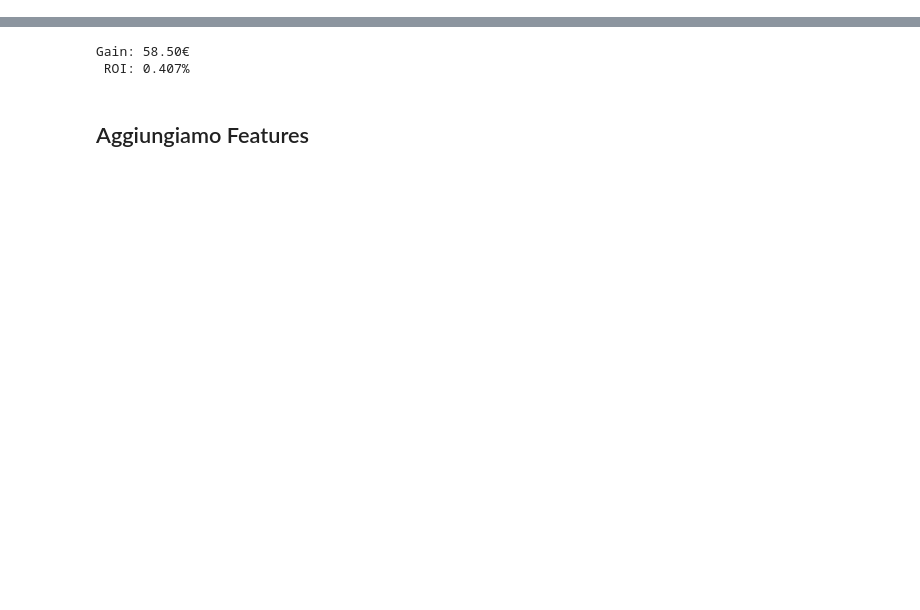
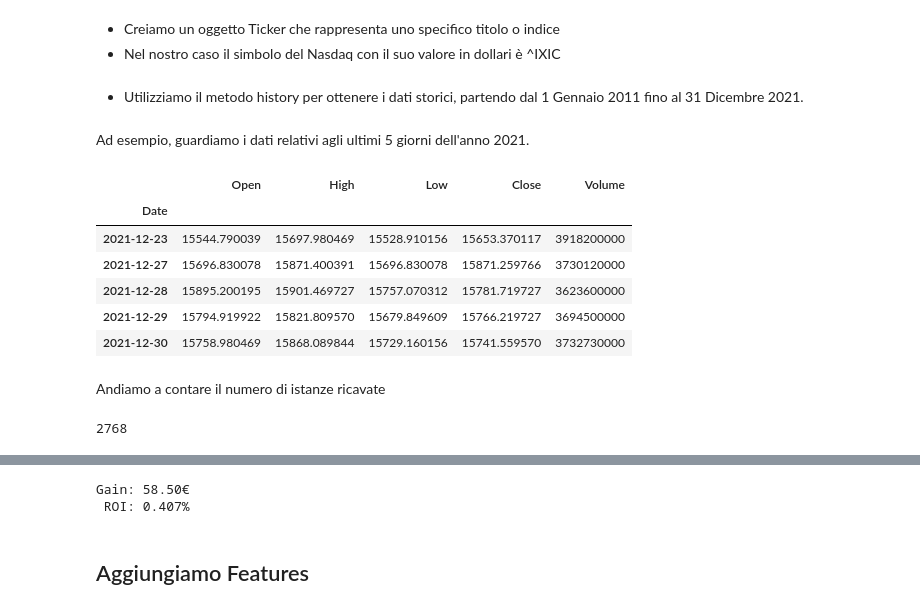
Before and after one commit to Morlenza/Nasdaq_prediction, a Jupyter notebook: PredizioneNasdaq.ipynb, the cells around one changed output, grey strips where cells are left out. Cells and saved outputs as stored; diff of their text form; code cells hidden in the pictures; blank space fills up the shorter version.

```diff
--- a/PredizioneNasdaq.ipynb
+++ b/PredizioneNasdaq.ipynb
@@ -9,3 +25,8 @@ from utility import gain, plot_model_on_data, roi, prepare_data, print_eval
+# %% [markdown]
+- Creiamo un oggetto Ticker che rappresenta uno specifico titolo o indice
+- Nel nostro caso il simbolo del Nasdaq con il suo valore in dollari è ^IXIC
 # %%
 nasdaq = yfinance.Ticker("^IXIC")
+# %% [markdown]
+- Utilizziamo il metodo history per ottenere i dati storici, partendo dal 1 Gennaio 2011 fino al 31 Dicembre 2021.
 # %%
@@ -12,0 +34,18 @@ data = nasdaq.history(start="2011-01-01", end="2021-12-31", actions=False)
+# %% [markdown]
+Ad esempio, guardiamo i dati relativi agli ultimi 5 giorni dell'anno 2021.
+# %%
+data.tail(5)
+# %% [output]
+|  | Open | High | Low | Close | Volume |
+| Date |  |  |  |  |  |
+| 2021-12-23 | 15544.790039 | 15697.980469 | 15528.910156 | 15653.370117 | 3918200000 |
+| 2021-12-27 | 15696.830078 | 15871.400391 | 15696.830078 | 15871.259766 | 3730120000 |
+| 2021-12-28 | 15895.200195 | 15901.469727 | 15757.070312 | 15781.719727 | 3623600000 |
+| 2021-12-29 | 15794.919922 | 15821.809570 | 15679.849609 | 15766.219727 | 3694500000 |
+| 2021-12-30 | 15758.980469 | 15868.089844 | 15729.160156 | 15741.559570 | 3732730000 |
+# %% [markdown]
+Andiamo a contare il numero di istanze ricavate
+# %%
+data.shape[0]
+# %% [output]
+2768
```
Also changed, not shown: parts of 38 cells of this notebook, 1 other file.
